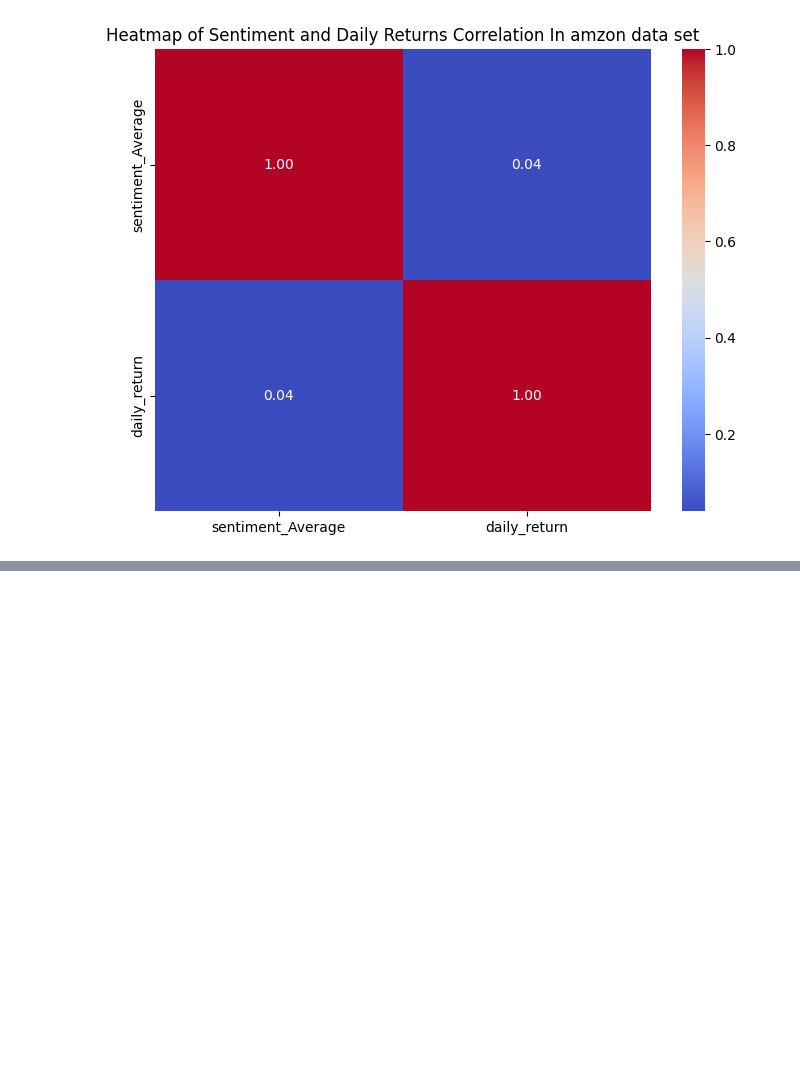
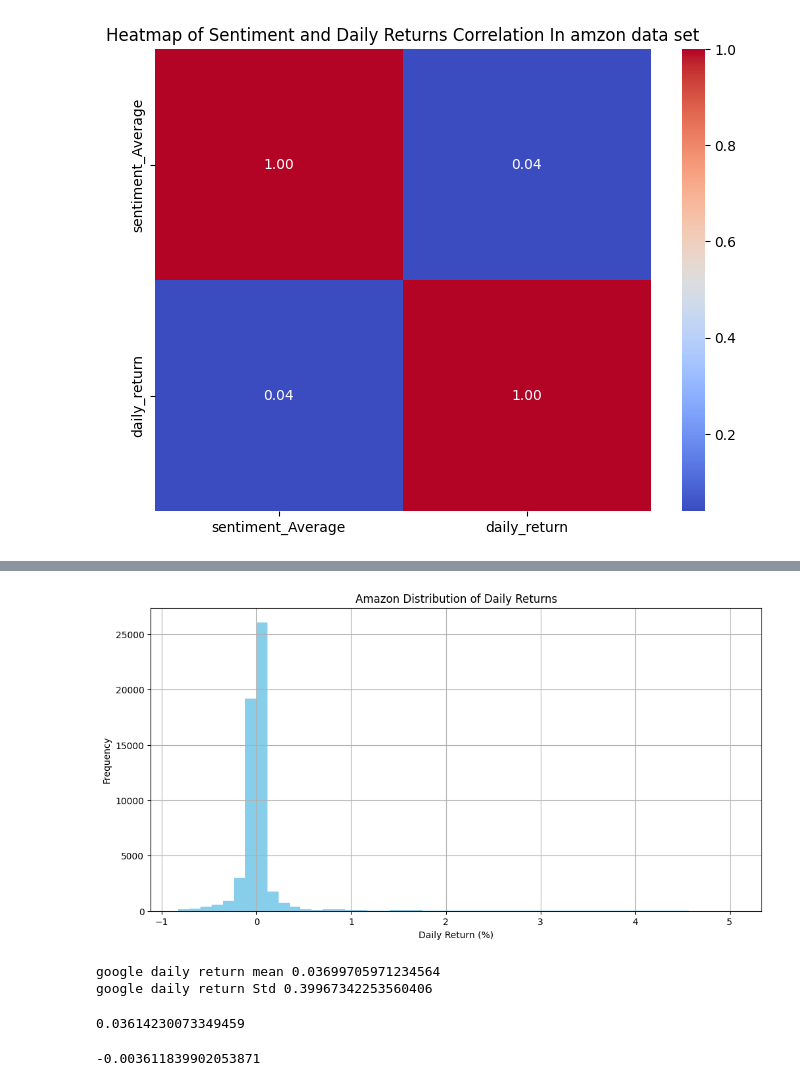
Before and after one commit to davekindea/Week1, a Jupyter notebook: notebooks/task3.ipynb, the cells around one changed output, grey strips where cells are left out. Cells and saved outputs as stored; diff of their text form; code cells hidden in the pictures; blank space fills up the shorter version.

```diff
--- a/notebooks/task3.ipynb
+++ b/notebooks/task3.ipynb
@@ -409,0 +478,26 @@ plt.show()
+# %%
+data_GOOG["daily_return"].hist(bins=50, figsize=(12, 6), color='skyblue')
+plt.title('Amazon Distribution of Daily Returns')
+plt.xlabel('Daily Return (%)')
+plt.ylabel('Frequency')
+plt.show()
+# %% [output]
+[figure, added]
+# %%
+Google_mean_daily_reaturn=data_GOOG["daily_return"].mean()
+Google_std_daily_reaturn=data_GOOG["daily_return"].std()
+print(f"google daily return mean {Google_mean_daily_reaturn}")
+print(f"google daily return Std {Google_std_daily_reaturn}")
+# %% [output]
+google daily return mean 0.03699705971234564
+google daily return Std 0.39967342253560406
+# %%
+google_correlation=data_GOOG["sentiment_Average"].corr(data_GOOG["daily_return"], method="pearson")
+print(google_correlation)
+# %% [output]
+0.03614230073349459
+# %%
+google_correlation_sp=data_GOOG["sentiment_Average"].corr(data_GOOG["daily_return"], method="spearman")
+print(google_correlation_sp)
+# %% [output]
+-0.003611839902053871
```
Also changed, not shown: parts of 13 cells of this notebook.
